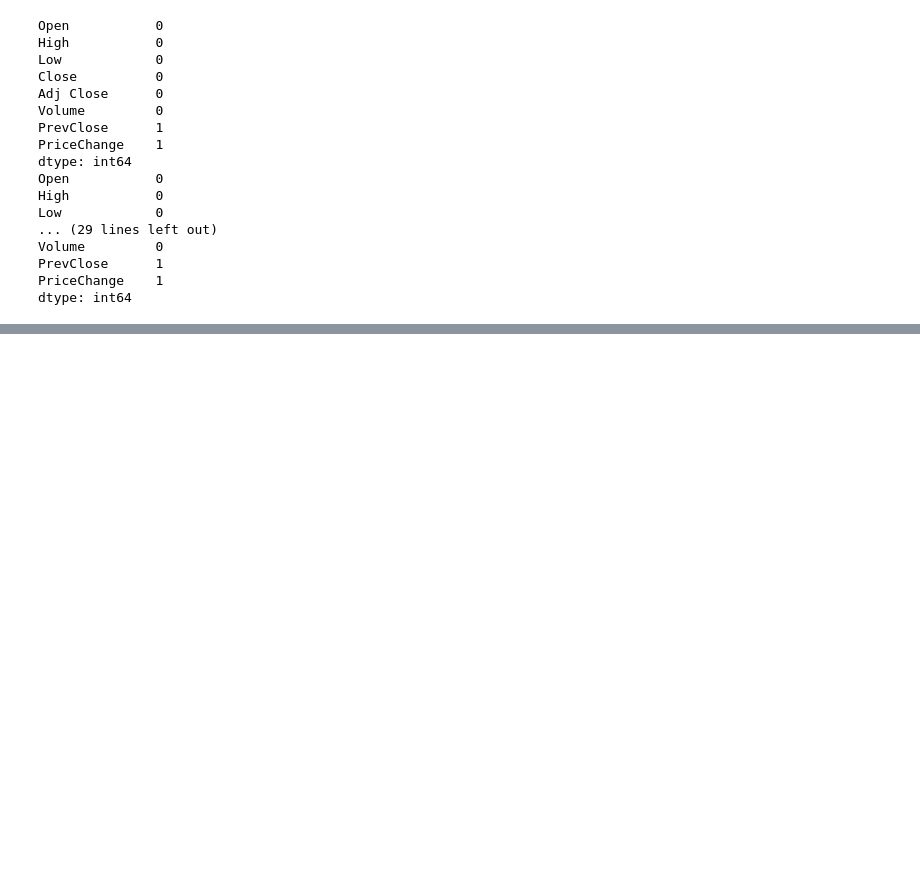
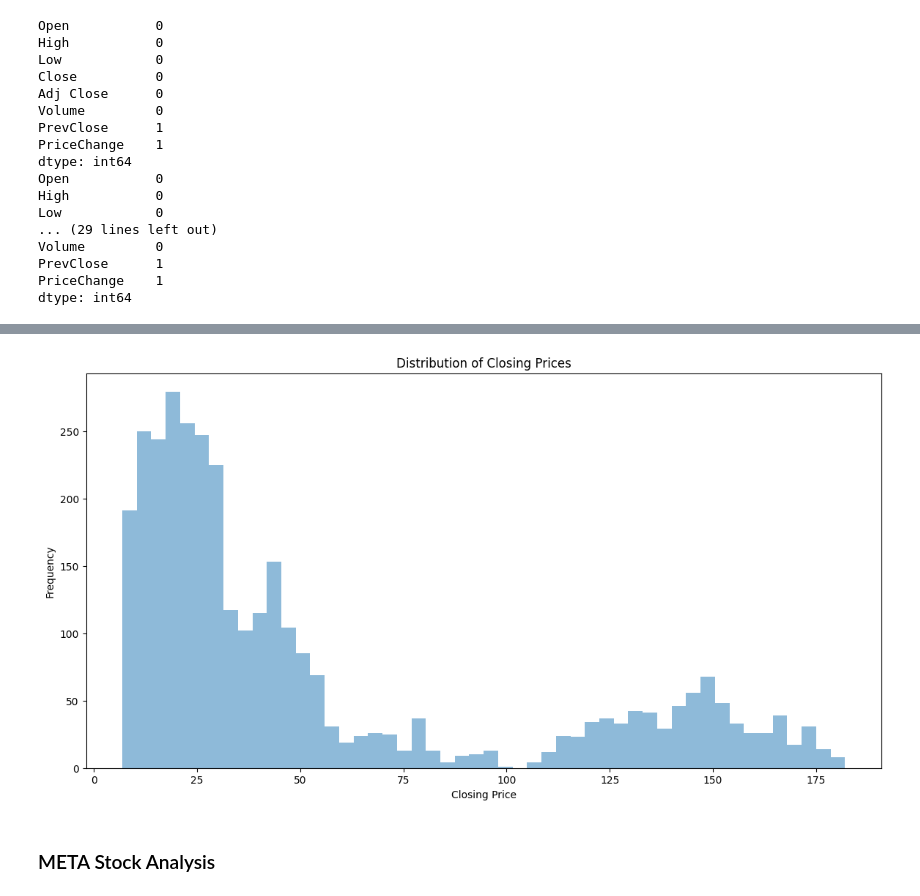
Before and after one commit to Jsosau24/Stock_Prediction_ML_Project, a Jupyter notebook: Stock Predictor.ipynb, the cells around one changed output, grey strips where cells are left out. Saved outputs shown, nothing was run; the diff lists cells and outputs as text; code cells hidden in the pictures; blank space fills up the shorter version.

```diff
--- a/Stock Predictor.ipynb
+++ b/Stock Predictor.ipynb
@@ -139,0 +188,12 @@ vanguard_dta_train, vanguard_dta_test = split_data(vanguard_dta, test_size)
+# %%
+# Plot a histogram of the closing prices (Distribution of the data)
+plt.figure(figsize=(14, 7))
+plt.hist(apple_dta['Close'], bins=50, alpha=0.5)
+plt.title('Distribution of Closing Prices')
+plt.xlabel('Closing Price')
+plt.ylabel('Frequency')
+plt.show()
+# %% [output]
+[figure, added]
+# %% [markdown]
+### META Stock Analysis
```
Also changed, not shown: parts of 26 cells of this notebook.
